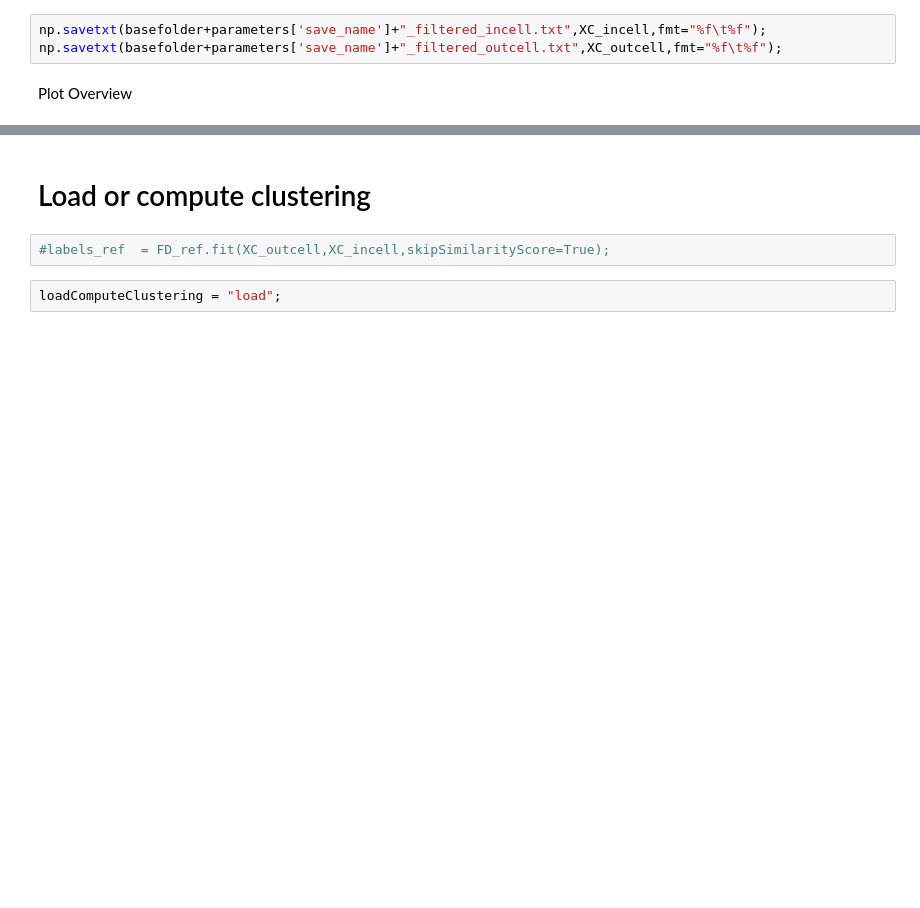
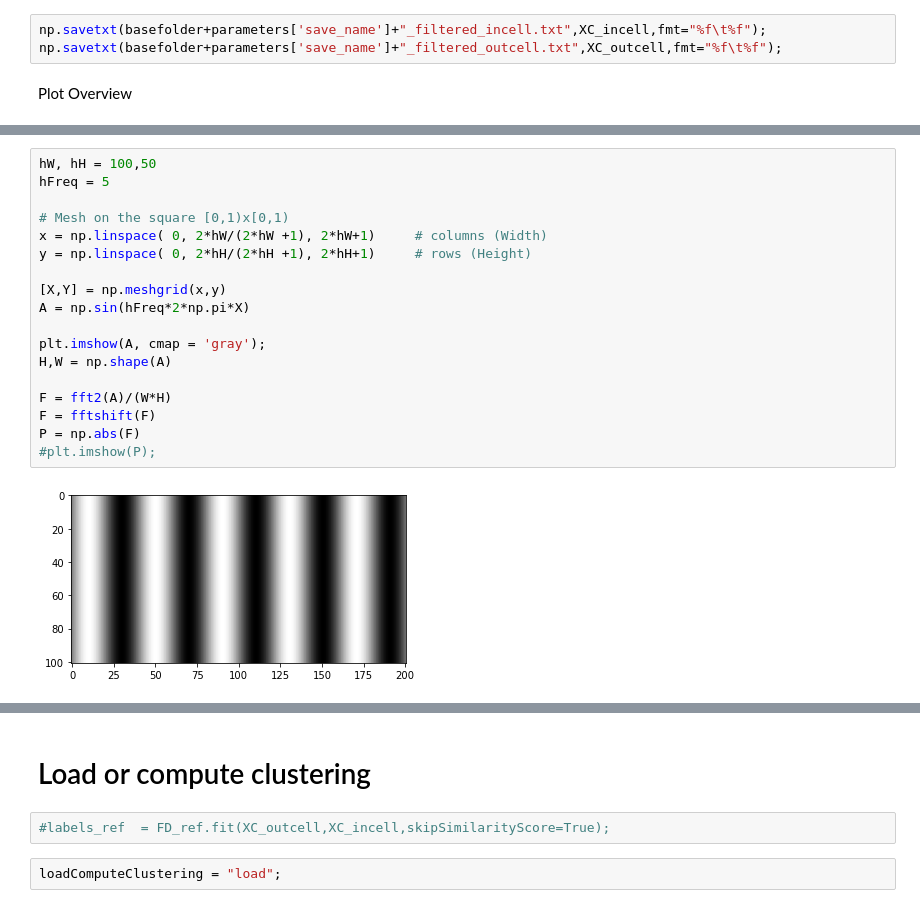
Before and after one commit to NoldAndreas/FINDER, a Jupyter notebook: Code/FigX4_Explore2DOptimizer_withReference_Streamlined_highDensityNoise.ipynb, the cells around one changed output, grey strips where cells are left out. Saved outputs shown, nothing was run; the diff lists cells and outputs as text; blank space fills up the shorter version.

```diff
--- a/Code/FigX4_Explore2DOptimizer_withReference_Streamlined_highDensityNoise.ipynb
+++ b/Code/FigX4_Explore2DOptimizer_withReference_Streamlined_highDensityNoise.ipynb
@@ -202,0 +235,20 @@ plt.imshow(np.imag(np.fft.fft2(hist2dS)))
+# %%
+hW, hH = 100,50
+hFreq = 5
+
+# Mesh on the square [0,1)x[0,1)
+x = np.linspace( 0, 2*hW/(2*hW +1), 2*hW+1)     # columns (Width)
+y = np.linspace( 0, 2*hH/(2*hH +1), 2*hH+1)     # rows (Height)
+
+[X,Y] = np.meshgrid(x,y)
+A = np.sin(hFreq*2*np.pi*X)
+
+plt.imshow(A, cmap = 'gray');
+H,W = np.shape(A)
+
+F = fft2(A)/(W*H)
+F = fftshift(F)
+P = np.abs(F)
+#plt.imshow(P);
+# %% [output]
+[figure, added]
```
Also changed, not shown: parts of 35 cells of this notebook.
